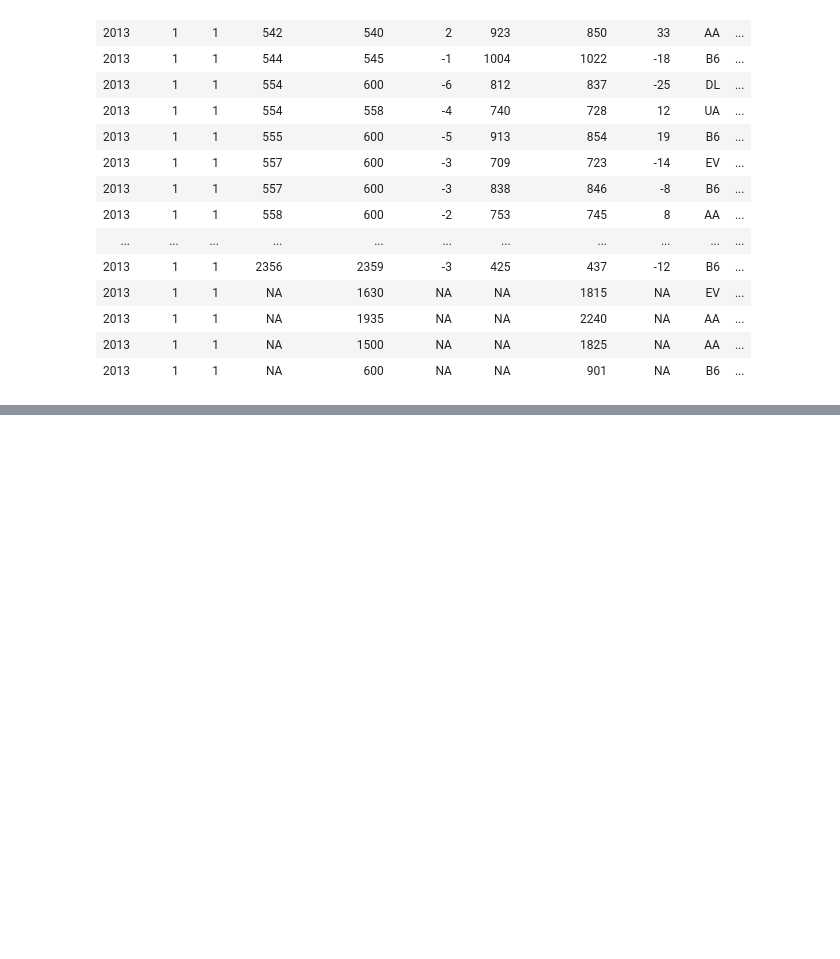
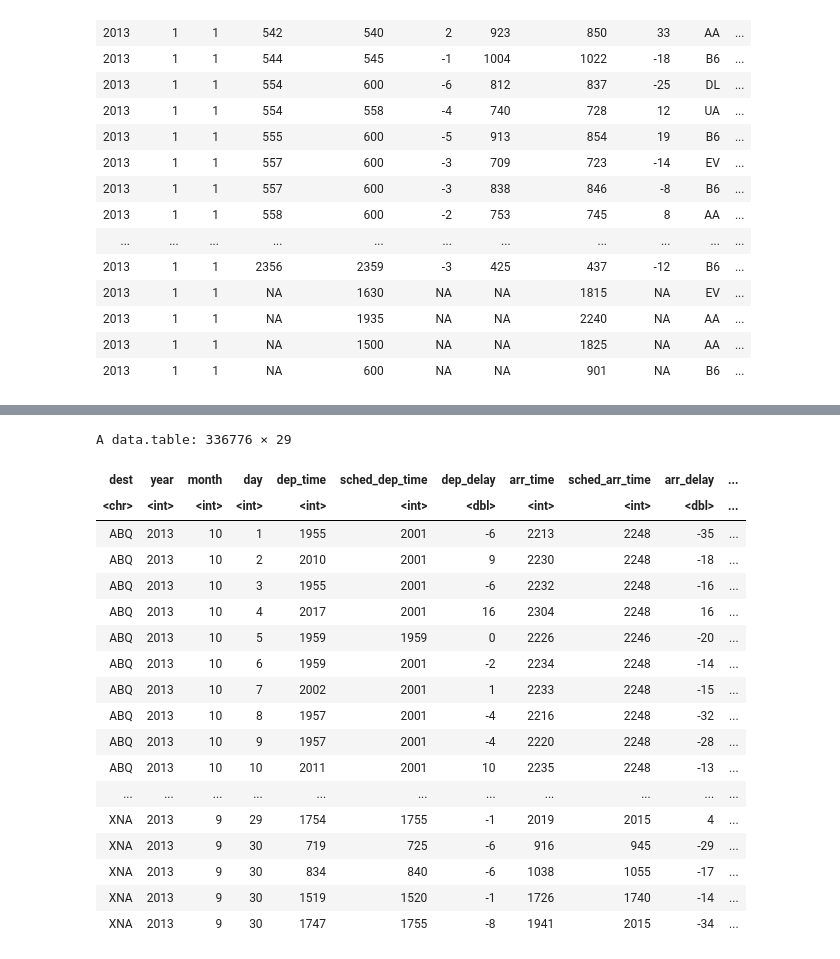
Before and after one commit to ednavivianasegura/ERAP_Curso_R, a Jupyter notebook: ERAP_R_Course.ipynb, the cells around one changed output, grey strips where cells are left out. Cells and saved outputs as stored; diff of their text form; code cells hidden in the pictures; blank space fills up the shorter version.

```diff
--- a/ERAP_R_Course.ipynb
+++ b/ERAP_R_Course.ipynb
@@ -3384,0 +3693,2 @@ A data.table: 842 × 19
+# %%
+airports_dt <- as.data.table(airports)
@@ -3384,0 +3738,24 @@ A data.table: 842 × 19
+# %%
+#Data.table
+
+merge(flights_dt, airports_dt, by.x = "dest", by.y = "faa", all.x = TRUE)
+# %% [output]
+A data.table: 336776 × 29
+| dest | year | month | day | dep_time | sched_dep_time | dep_delay | arr_time | sched_arr_time | arr_delay | ... |
+| <chr> | <int> | <int> | <int> | <int> | <int> | <dbl> | <int> | <int> | <dbl> | ... |
+| ABQ | 2013 | 10 | 1 | 1955 | 2001 | -6 | 2213 | 2248 | -35 | ... |
+| ABQ | 2013 | 10 | 2 | 2010 | 2001 | 9 | 2230 | 2248 | -18 | ... |
+| ABQ | 2013 | 10 | 3 | 1955 | 2001 | -6 | 2232 | 2248 | -16 | ... |
+| ABQ | 2013 | 10 | 4 | 2017 | 2001 | 16 | 2304 | 2248 | 16 | ... |
+| ABQ | 2013 | 10 | 5 | 1959 | 1959 | 0 | 2226 | 2246 | -20 | ... |
+| ABQ | 2013 | 10 | 6 | 1959 | 2001 | -2 | 2234 | 2248 | -14 | ... |
+| ABQ | 2013 | 10 | 7 | 2002 | 2001 | 1 | 2233 | 2248 | -15 | ... |
+| ABQ | 2013 | 10 | 8 | 1957 | 2001 | -4 | 2216 | 2248 | -32 | ... |
+| ABQ | 2013 | 10 | 9 | 1957 | 2001 | -4 | 2220 | 2248 | -28 | ... |
+| ABQ | 2013 | 10 | 10 | 2011 | 2001 | 10 | 2235 | 2248 | -13 | ... |
+| ... | ... | ... | ... | ... | ... | ... | ... | ... | ... | ... |
+| XNA | 2013 | 9 | 29 | 1754 | 1755 | -1 | 2019 | 2015 | 4 | ... |
+| XNA | 2013 | 9 | 30 | 719 | 725 | -6 | 916 | 945 | -29 | ... |
+| XNA | 2013 | 9 | 30 | 834 | 840 | -6 | 1038 | 1055 | -17 | ... |
+| XNA | 2013 | 9 | 30 | 1519 | 1520 | -1 | 1726 | 1740 | -14 | ... |
+| XNA | 2013 | 9 | 30 | 1747 | 1755 | -8 | 1941 | 2015 | -34 | ... |
```
Also changed, not shown: parts of 22 cells of this notebook.
